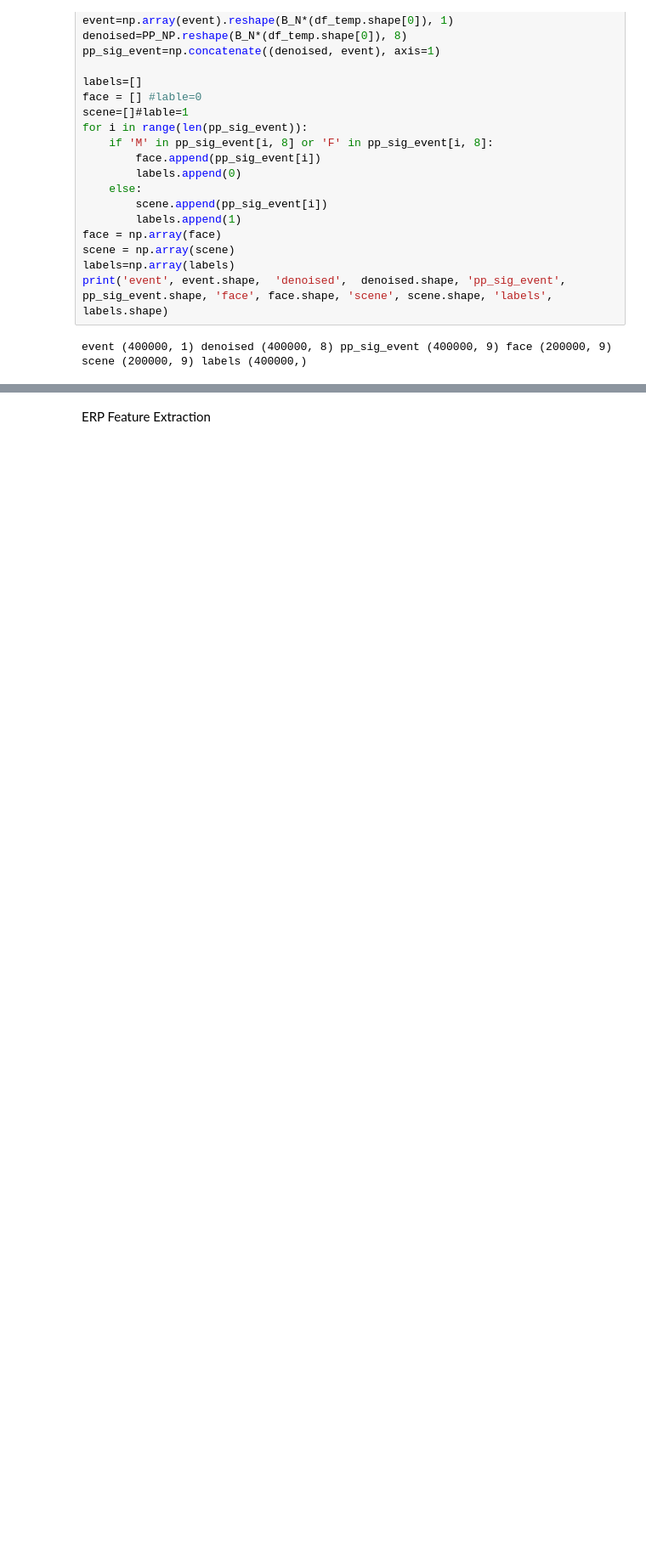
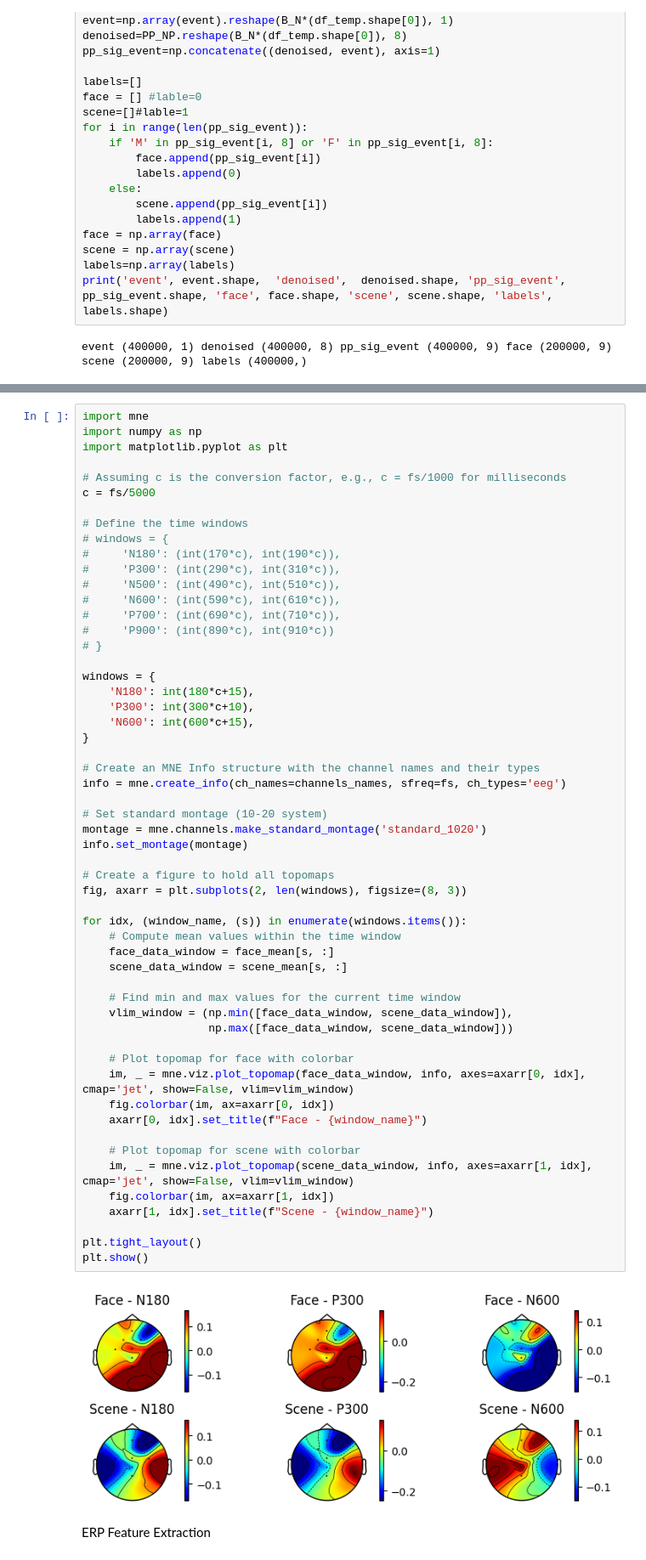
Before and after one commit to AbiriLab/Neurofeedback-Based-BCI, a Jupyter notebook: SVM for Unicorn Data/Classificaton_nf_V8.ipynb, the cells around one changed output, grey strips where cells are left out. Shown at 85% size. Drawn from its saved outputs; the diff is of its cells as text; blank space fills up the shorter version.

```diff
--- a/SVM for Unicorn Data/Classificaton_nf_V8.ipynb
+++ b/SVM for Unicorn Data/Classificaton_nf_V8.ipynb
@@ -231,6 +227,63 @@ plt.show()
 (20, 50, 8)
 (50, 8) <class 'numpy.ndarray'>
 [figure]
+# %%
+import mne
+import numpy as np
+import matplotlib.pyplot as plt
+
+# Assuming c is the conversion factor, e.g., c = fs/1000 for milliseconds
+c = fs/5000
+
+# Define the time windows
+# windows = {
+#     'N180': (int(170*c), int(190*c)),
+#     'P300': (int(290*c), int(310*c)),
+#     'N500': (int(490*c), int(510*c)),
+#     'N600': (int(590*c), int(610*c)),
+#     'P700': (int(690*c), int(710*c)),
+#     'P900': (int(890*c), int(910*c))
+# }
+
+windows = {
+    'N180': int(180*c+15),
+    'P300': int(300*c+10),
+    'N600': int(600*c+15),
+}
+
+# Create an MNE Info structure with the channel names and their types
+info = mne.create_info(ch_names=channels_names, sfreq=fs, ch_types='eeg')
+
+# Set standard montage (10-20 system)
+montage = mne.channels.make_standard_montage('standard_1020')
+info.set_montage(montage)
+
+# Create a figure to hold all topomaps
+fig, axarr = plt.subplots(2, len(windows), figsize=(8, 3))
+
+for idx, (window_name, (s)) in enumerate(windows.items()):
+    # Compute mean values within the time window
+    face_data_window = face_mean[s, :]
+    scene_data_window = scene_mean[s, :]
+
+    # Find min and max values for the current time window
+    vlim_window = (np.min([face_data_window, scene_data_window]),
+                   np.max([face_data_window, scene_data_window]))
+
+    # Plot topomap for face with colorbar
+    im, _ = mne.viz.plot_topomap(face_data_window, info, axes=axarr[0, idx], cmap='jet', show=False, vlim=vlim_window)
+    fig.colorbar(im, ax=axarr[0, idx])
+    axarr[0, idx].set_title(f"Face - {window_name}")
+
+    # Plot topomap for scene with colorbar
+    im, _ = mne.viz.plot_topomap(scene_data_window, info, axes=axarr[1, idx], cmap='jet', show=False, vlim=vlim_window)
+    fig.colorbar(im, ax=axarr[1, idx])
+    axarr[1, idx].set_title(f"Scene - {window_name}")
+
+plt.tight_layout()
+plt.show()
+# %% [output]
+[figure, added]
 # %% [markdown]
 ERP Feature Extraction
 # %%
```
Also changed, not shown: parts of 2 cells of this notebook, 52 other files.
